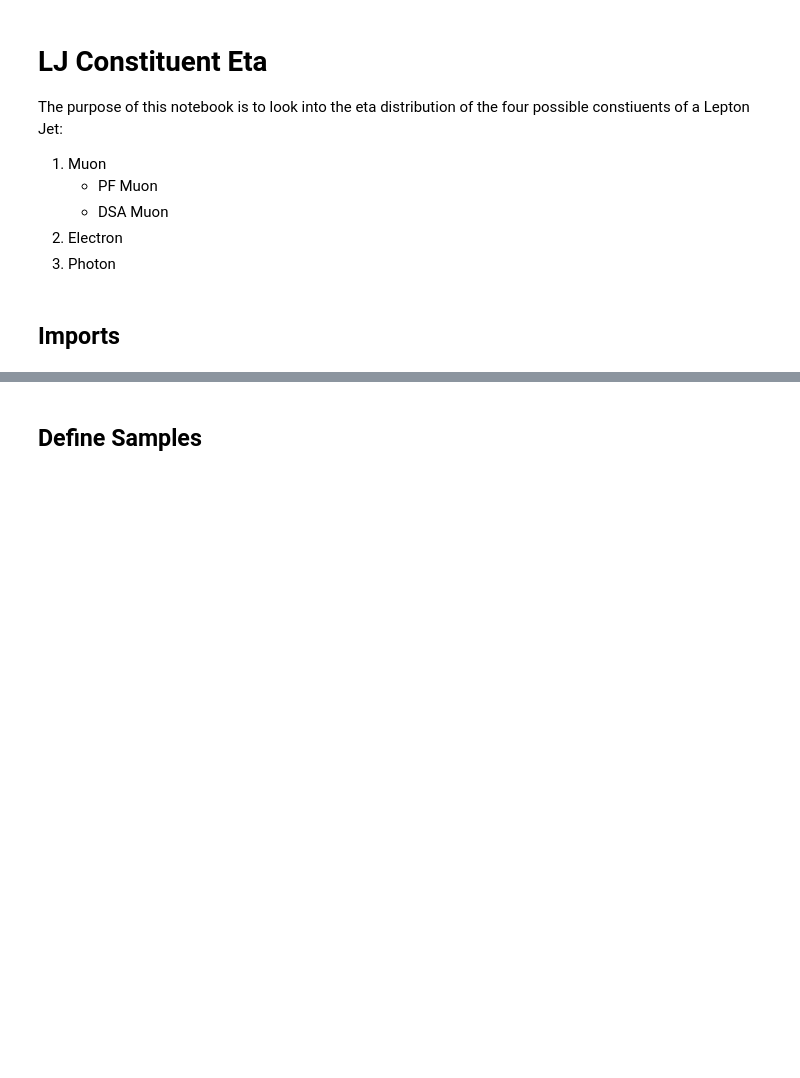
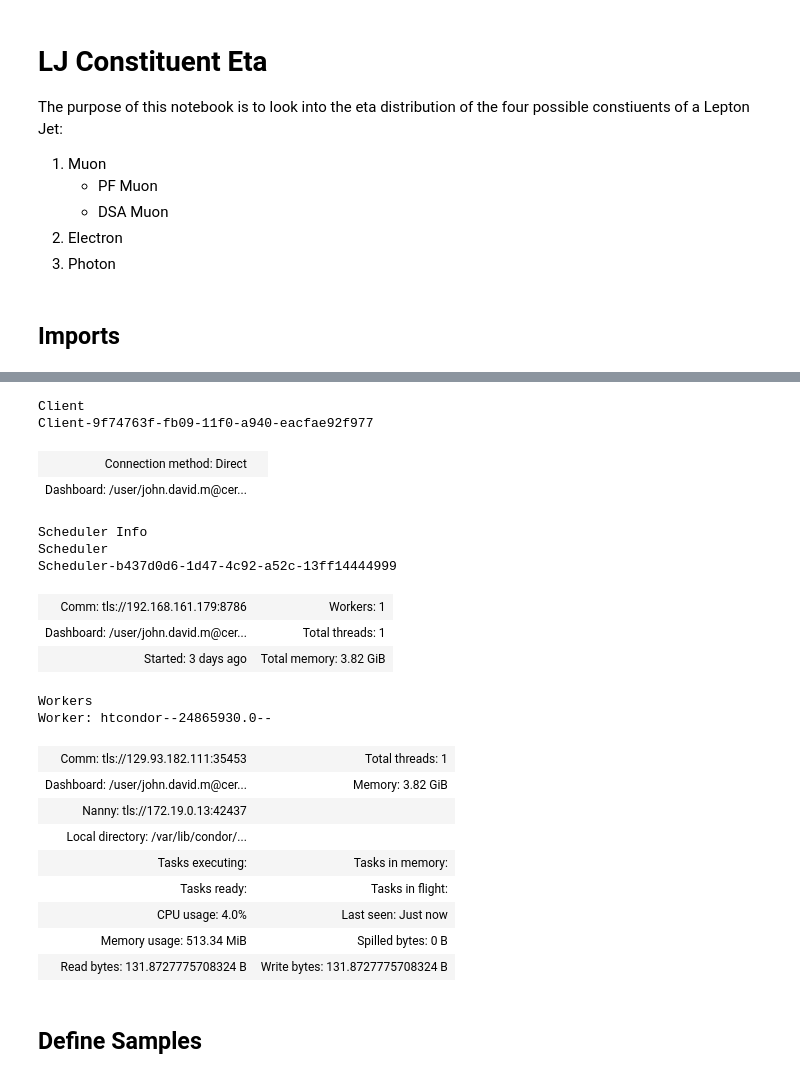
Before and after one commit to 316JakeMorris/SIDM, a Jupyter notebook: sidm/studies/LJ_Object_Eta/LJ_obj_eta.ipynb, the cells around one changed output, grey strips where cells are left out. Cells and saved outputs as stored; diff of their text form; code cells hidden in the pictures; blank space fills up the shorter version.

```diff
--- a/sidm/studies/LJ_Object_Eta/LJ_obj_eta.ipynb
+++ b/sidm/studies/LJ_Object_Eta/LJ_obj_eta.ipynb
@@ -48,8 +46,30 @@ KeyboardInterrupt:
 # %%
 from dask.distributed import Client
 
-client = scaleout.make_dask_client("tls://192.168.161.179:8786")
+client = scaleout.make_dask_client("tls://localhost:8786")
 client
+# %% [output]
+Client
+Client-9f74763f-fb09-11f0-a940-eacfae92f977
+| Connection method: Direct |  |
+| Dashboard: /user/john.david.m@cer... |  |
+Scheduler Info
+Scheduler
+Scheduler-b437d0d6-1d47-4c92-a52c-13ff14444999
+| Comm: tls://192.168.161.179:8786 | Workers: 1 |
+| Dashboard: /user/john.david.m@cer... | Total threads: 1 |
+| Started: 3 days ago | Total memory: 3.82 GiB |
+Workers
+Worker: htcondor--24865930.0--
+| Comm: tls://129.93.182.111:35453 | Total threads: 1 |
+| Dashboard: /user/john.david.m@cer... | Memory: 3.82 GiB |
+| Nanny: tls://172.19.0.13:42437 |  |
+| Local directory: /var/lib/condor/... |  |
+| Tasks executing: | Tasks in memory: |
+| Tasks ready: | Tasks in flight: |
+| CPU usage: 4.0% | Last seen: Just now |
+| Memory usage: 513.34 MiB | Spilled bytes: 0 B |
+| Read bytes: 131.8727775708324 B | Write bytes: 131.8727775708324 B |
 # %% [markdown]
 ## Define Samples
 # %%
```
Also changed, not shown: parts of 3 cells of this notebook, 1 other file.
